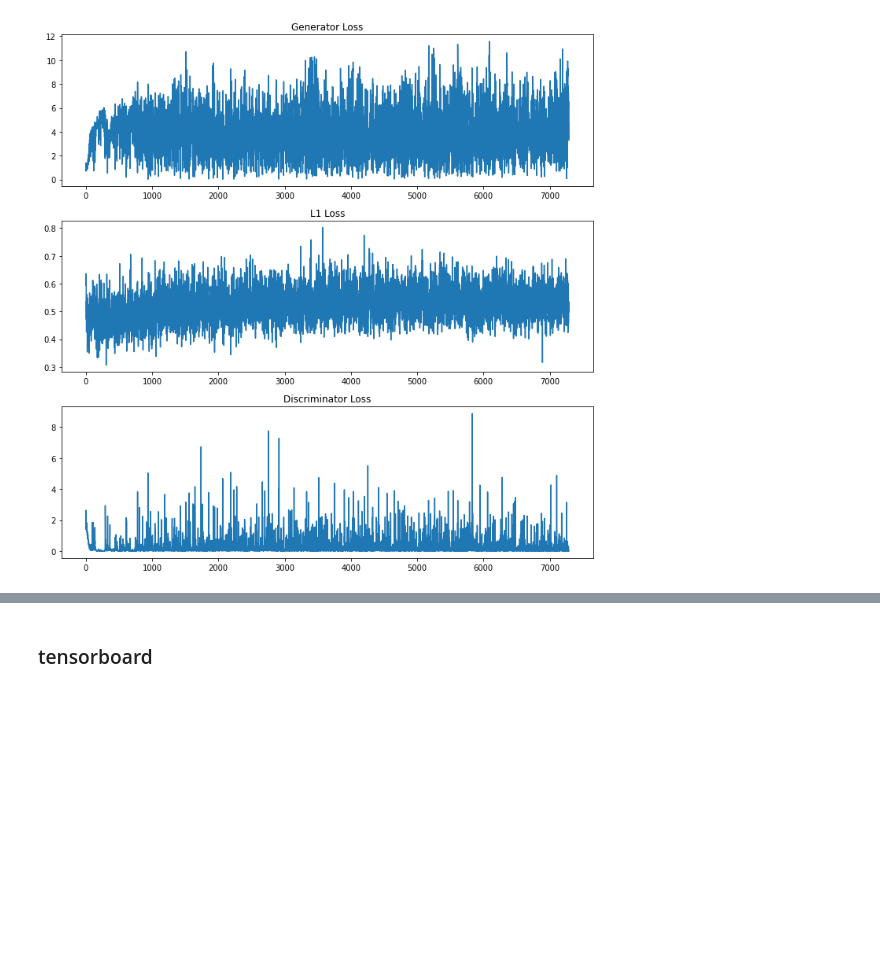
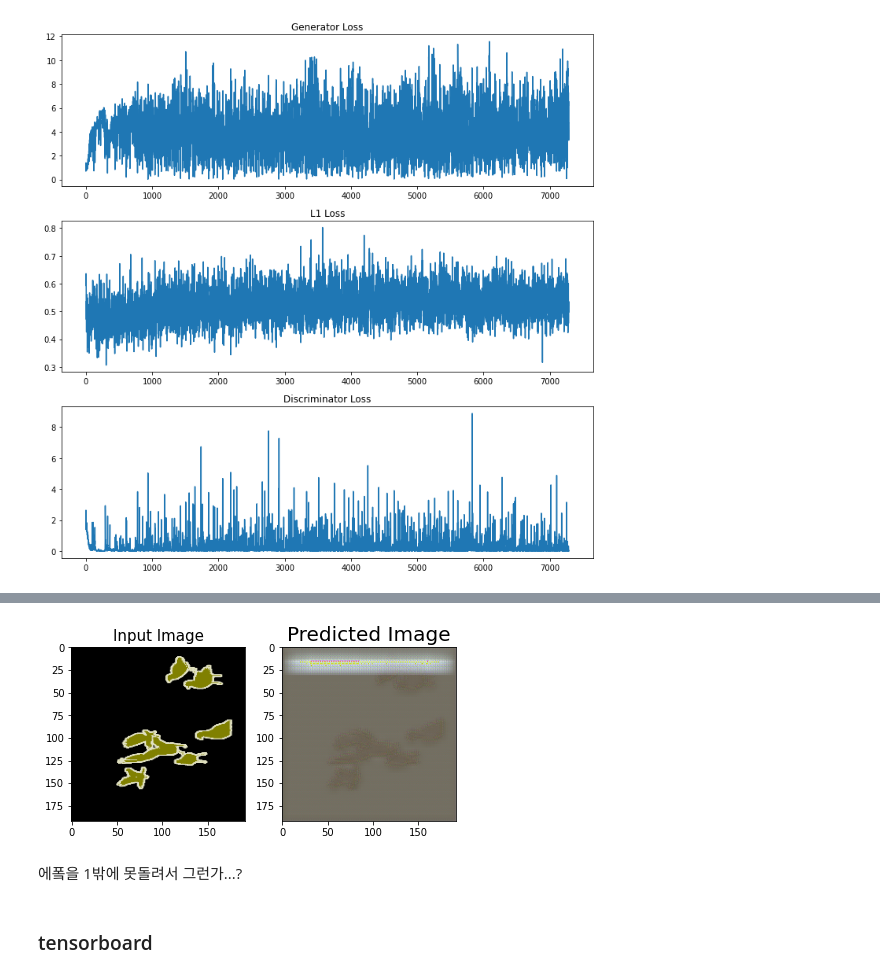
Before and after one commit to knachinen/Main_Quest_2, a Jupyter notebook: kimseongjin_pascal_voc_image_segmentation.ipynb, the cells around one changed output, grey strips where cells are left out. Saved outputs shown, nothing was run; the diff lists cells and outputs as text; code cells hidden in the pictures; blank space fills up the shorter version.

```diff
--- a/kimseongjin_pascal_voc_image_segmentation.ipynb
+++ b/kimseongjin_pascal_voc_image_segmentation.ipynb
@@ -431,0 +449,7 @@ plt.show()
+# %%
+EPOCHS = 1 # 시간상 1 에퐄만....
+
+generator = UNetGenerator()
+discriminator = Discriminator()
+history = {'gen_loss':[], 'l1_loss':[], 'disc_loss':[]}
+steps = len(dataset_image)
@@ -432,3 +503,16 @@ plt.show()
+# %%
+pred = generator(tf.expand_dims(sample[0][0][2], 0))
+pred = denormalize(pred.numpy())
+
+# plt.figure(figsize=(9,3))
+plt.subplot(1,2,1); plt.imshow(denormalize(sample[0][0][2])); plt.title('Input Image', fontsize=15)
+plt.subplot(1,2,2); plt.imshow(pred[0]); plt.title('Predicted Image', fontsize=20)
+# plt.subplot(1,3,3); plt.imshow(denormalize(real_image)); plt.title('Ground Truth', fontsize=15)
+plt.tight_layout()
+# %% [output]
+[figure, added]
+# %% [markdown]
+에퐄을 1밖에 못돌려서 그런가...?
 # %% [markdown]
 ### tensorboard
 # %%
```
Also changed, not shown: parts of 8 cells of this notebook.
